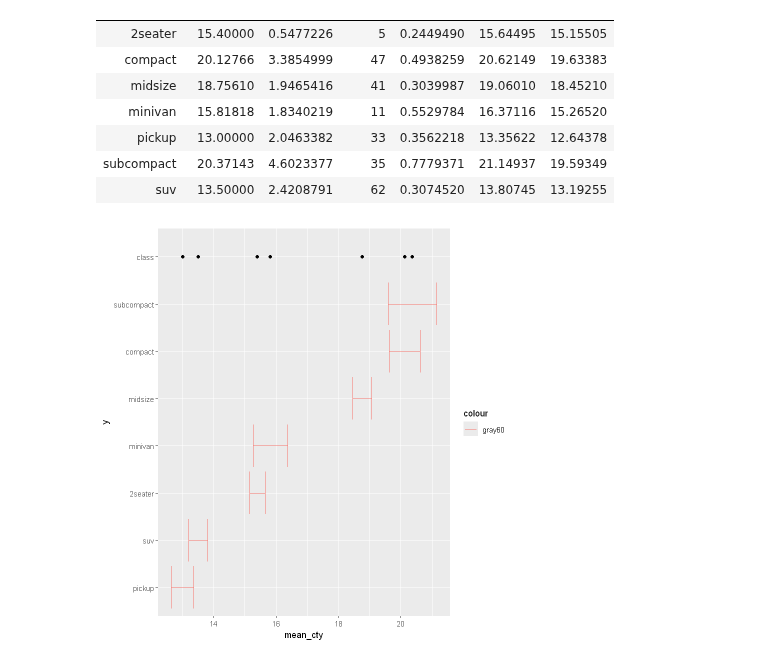
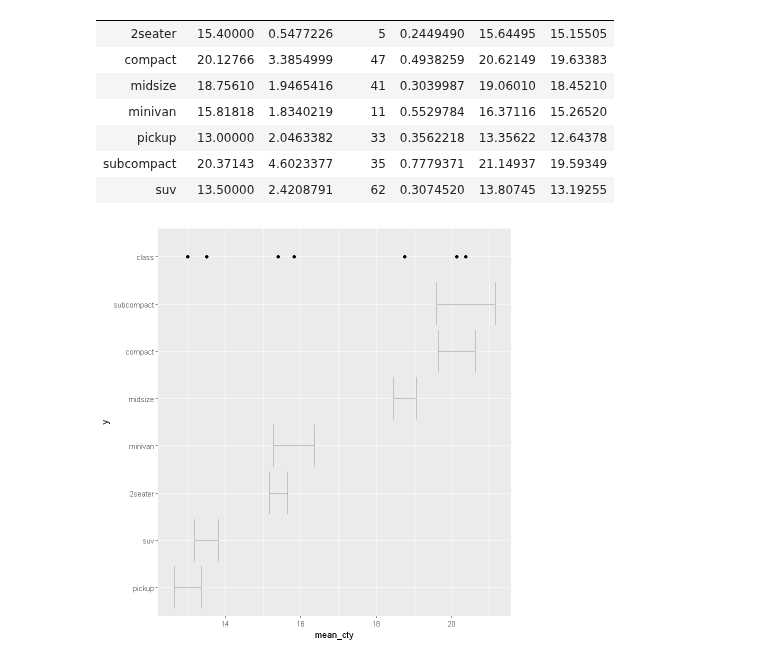
Before and after one commit to emilianodesu/LCD-5Sem-2025-1, a Jupyter notebook: PPCD/T1 Introduccion a ciencia de datos/1.2 Extraccion de grandes cantidades de informacion/ggplot.ipynb, the cells around one changed output. Cells and saved outputs as stored; diff of their text form; code cells hidden in the pictures.

```diff
--- a/PPCD/T1 Introduccion a ciencia de datos/1.2 Extraccion de grandes cantidades de informacion/ggplot.ipynb
+++ b/PPCD/T1 Introduccion a ciencia de datos/1.2 Extraccion de grandes cantidades de informacion/ggplot.ipynb
@@ -108,7 +104,7 @@ A tibble: 7 × 7
 # %%
 ggplot(mpg_summary, aes(mean_cty, y = "class")) +
   geom_errorbar(aes(mean_cty, xmax = x_max, xmin = x_min,
-                    y = class, color = "gray60")) +
+                    y = class), color = "gray60") +
   geom_point(col = "black")
 # %% [output]
-[figure, old version]
+[figure, new version]
```
Also changed, not shown: parts of 10 cells of this notebook, 1 other file.
